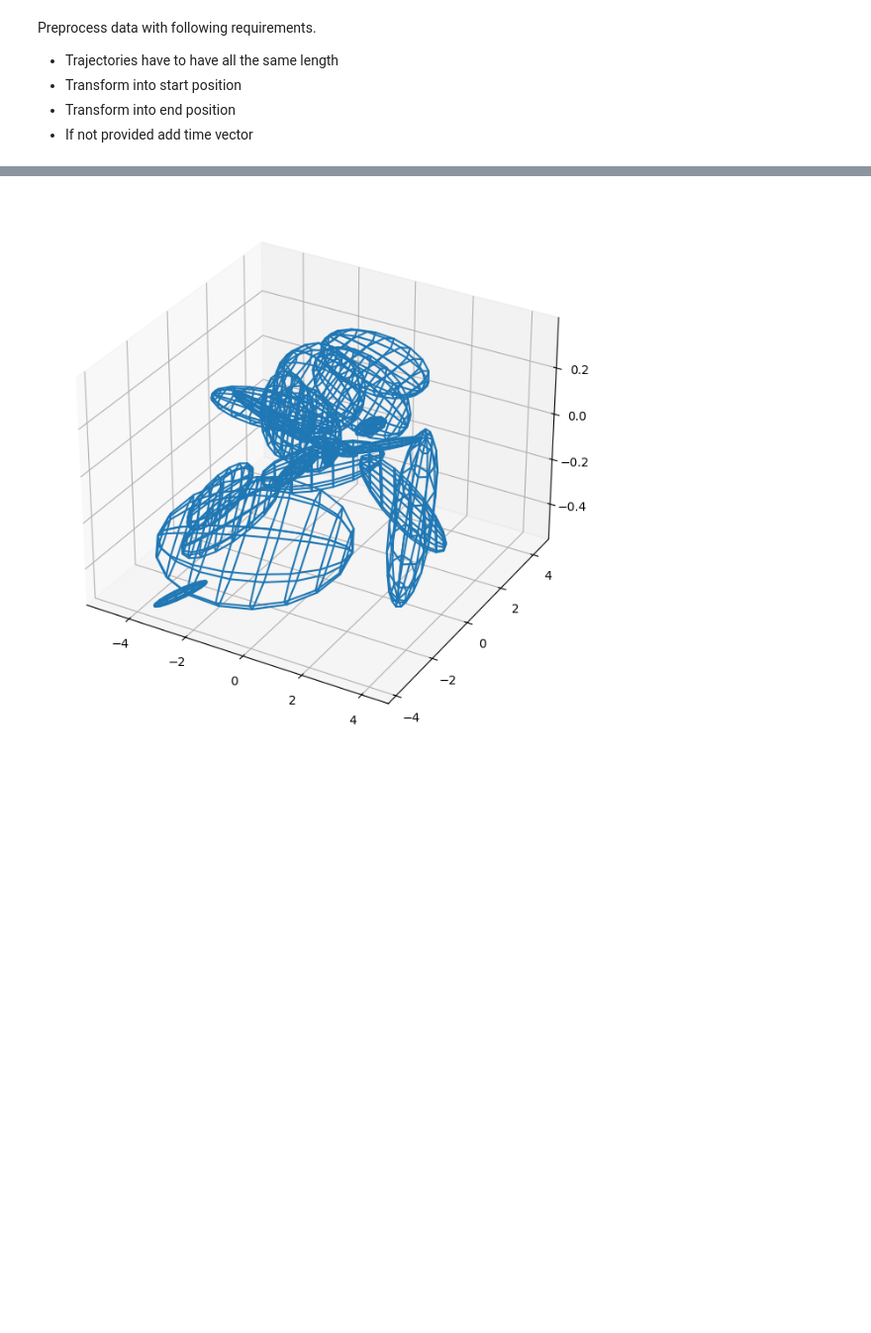
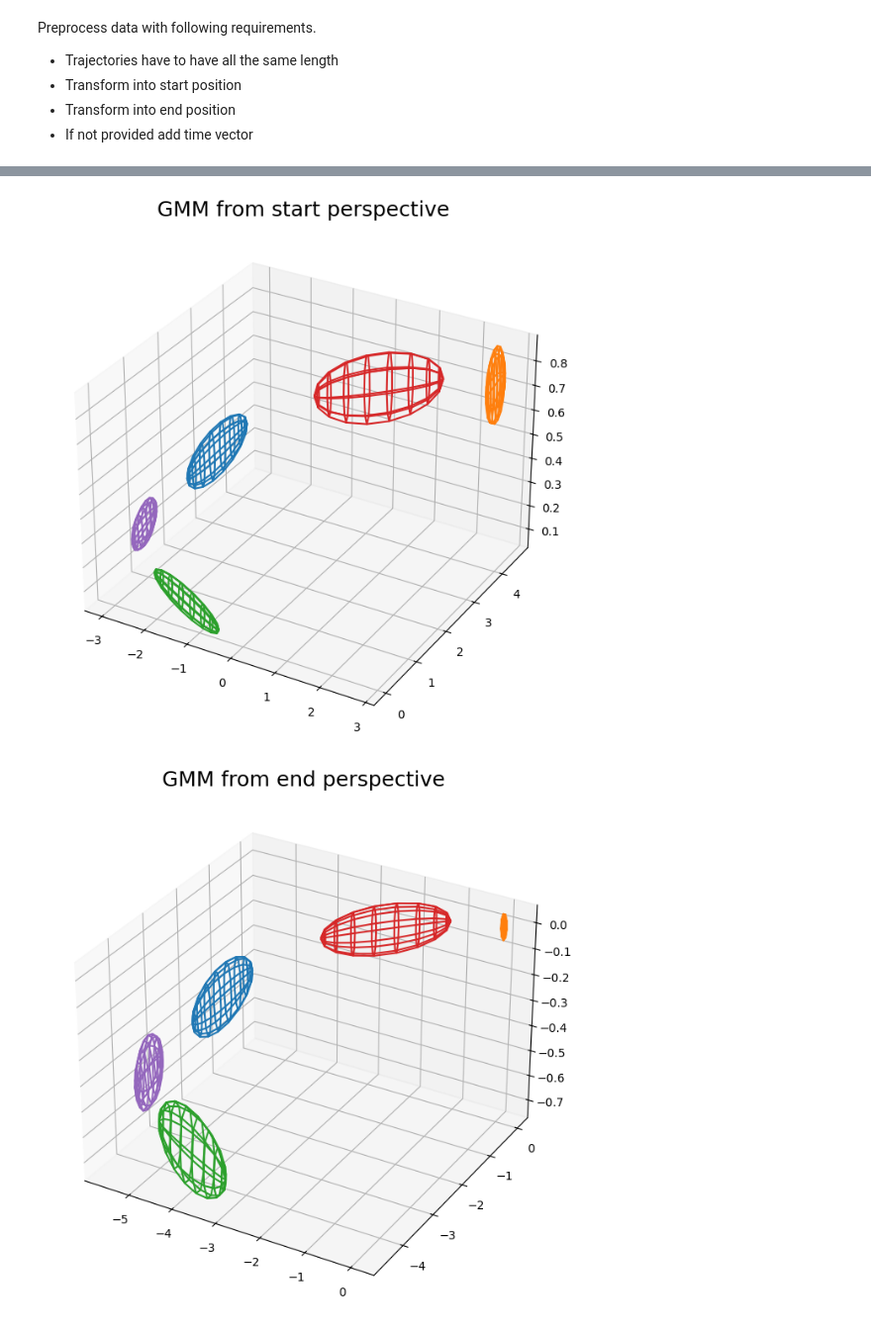
Before and after one commit to RobinU434/TaskParameterizedGaussianMixtureModels, a Jupyter notebook: examples/example.ipynb, the cells around one changed output, grey strips where cells are left out. Shown: that part at 99% size. Drawn from its saved outputs; the diff is of its cells as text; code cells hidden in the pictures; blank space fills up the shorter version.

```diff
--- a/examples/example.ipynb
+++ b/examples/example.ipynb
@@ -223,7 +262,7 @@ time feature between 0.0 and 1.99. 200 time instances
 from tpgmm.tpgmm.tpgmm import TPGMM
 
 
-tpgmm = TPGMM(20)
+tpgmm = TPGMM(5)
 num_trajectories = pre_processed_data.shape[1]
 concatenated_trajectories = np.reshape(
     pre_processed_data, (2, num_trajectories * num_samples, 4)
@@ -233,21 +272,28 @@ tpgmm.fit(concatenated_trajectories)
 # %%
 from tpgmm.gmr.gmr import GaussianMixtureRegression
 from tpgmm.utils.plot.plot import plot_ellipsoids
 
+frame_idx = 0
+plot_ellipsoids(
+    title="GMM from start perspective", means=tpgmm.means_[frame_idx, :, :3], covs=tpgmm.covariances_[frame_idx, :, :3, :3]
+)
 frame_idx = 1
 plot_ellipsoids(
-    means=tpgmm.means_[frame_idx, :, :3], covs=tpgmm.covariances_[frame_idx, :, :3, :3]
+    title="GMM from end perspective", means=tpgmm.means_[frame_idx, :, :3], covs=tpgmm.covariances_[frame_idx, :, :3, :3]
 )
+
 
 gmr = GaussianMixtureRegression.from_tpgmm(tpgmm, [3])
 
 translation = np.array(
     [[0.67434406, -0.10956558, 0.31207092], [1.52133899, 0.03424608, 0.40956669]]
 )
+translation = np.array([[ 0.64892812, -0.00127319,  0.27268653], [3.25658728, 4.49575041, 0.95660171]])
 rotation_matrix = np.eye(3)[None].repeat(2, axis=0)
 gmr.fit(translation=translation, rotation_matrix=rotation_matrix)
 # %% [output]
-[figure, old version]
+[figure, new version]
+[figure, added]
 # %%
 from tpgmm.utils.plot.plot import scatter
 
```
Also changed, not shown: parts of 7 cells of this notebook.
